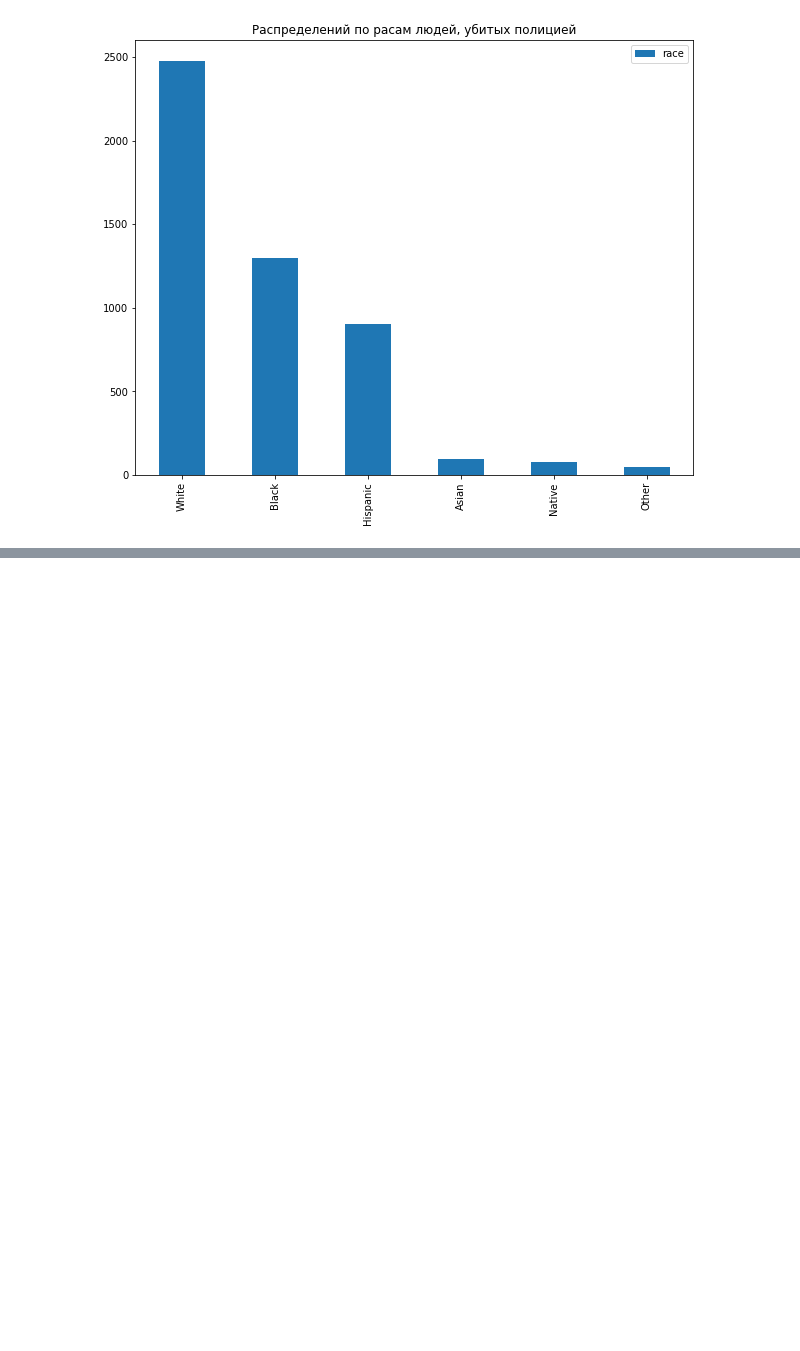
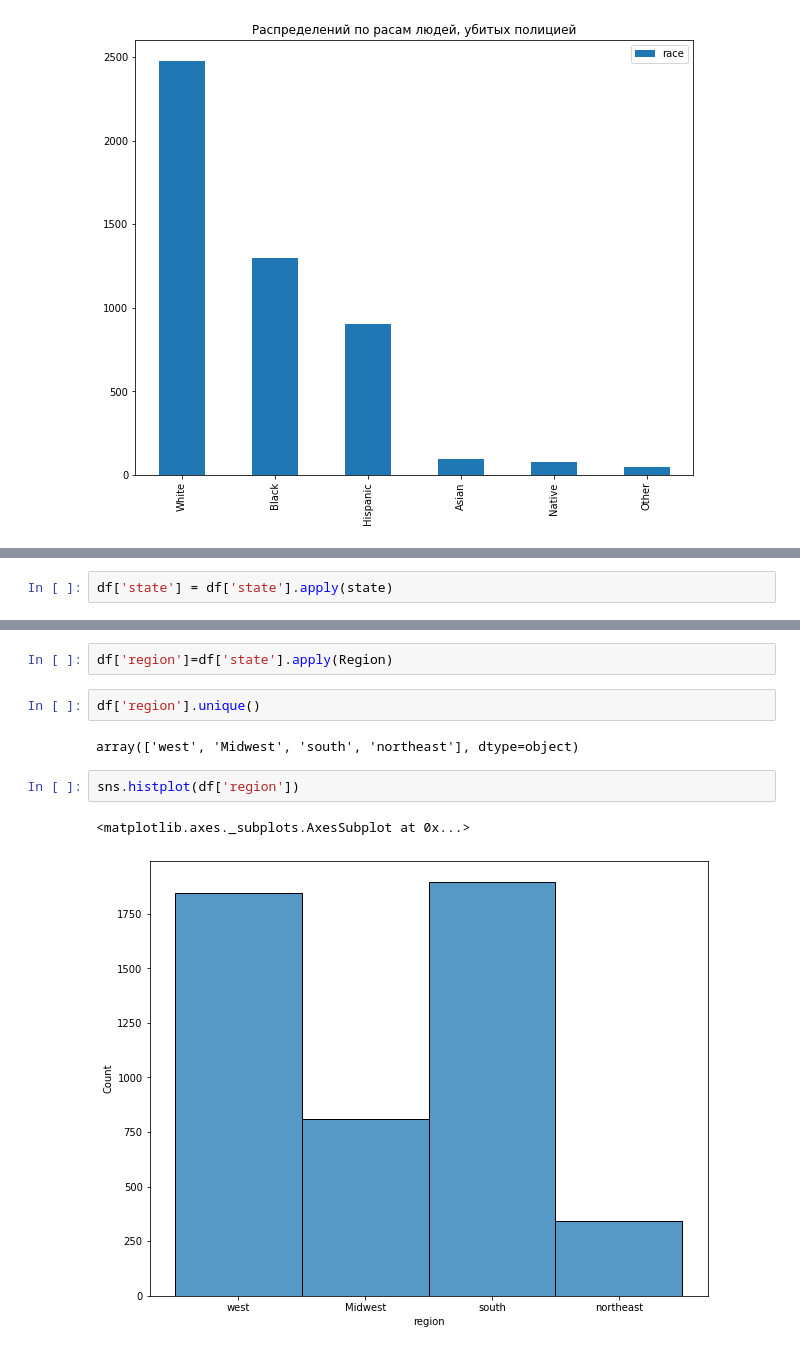
Before and after one commit to IlyaNechaev27/DS_project, a Jupyter notebook: code.ipynb, the cells around one changed output, grey strips where cells are left out. Drawn from its saved outputs; the diff is of its cells as text; blank space fills up the shorter version.

```diff
--- a/code.ipynb
+++ b/code.ipynb
@@ -142,0 +252,2 @@ df.sort_values(by='age', ascending=True).head()
+# %%
+df['state'] = df['state'].apply(state)
@@ -142,0 +374,11 @@ df.sort_values(by='age', ascending=True).head()
+# %%
+df['region']=df['state'].apply(Region)
+# %%
+df['region'].unique()
+# %% [output]
+array(['west', 'Midwest', 'south', 'northeast'], dtype=object)
+# %%
+sns.histplot(df['region'])
+# %% [output]
+<matplotlib.axes._subplots.AxesSubplot at 0x...>
+[figure, added]
```
Also changed, not shown: parts of 24 cells of this notebook.
